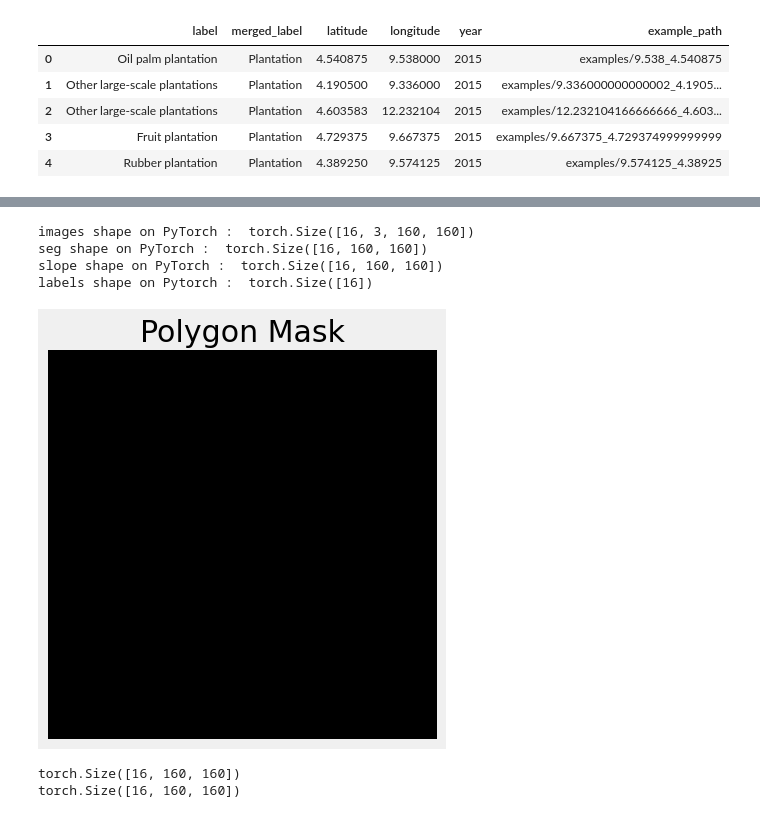
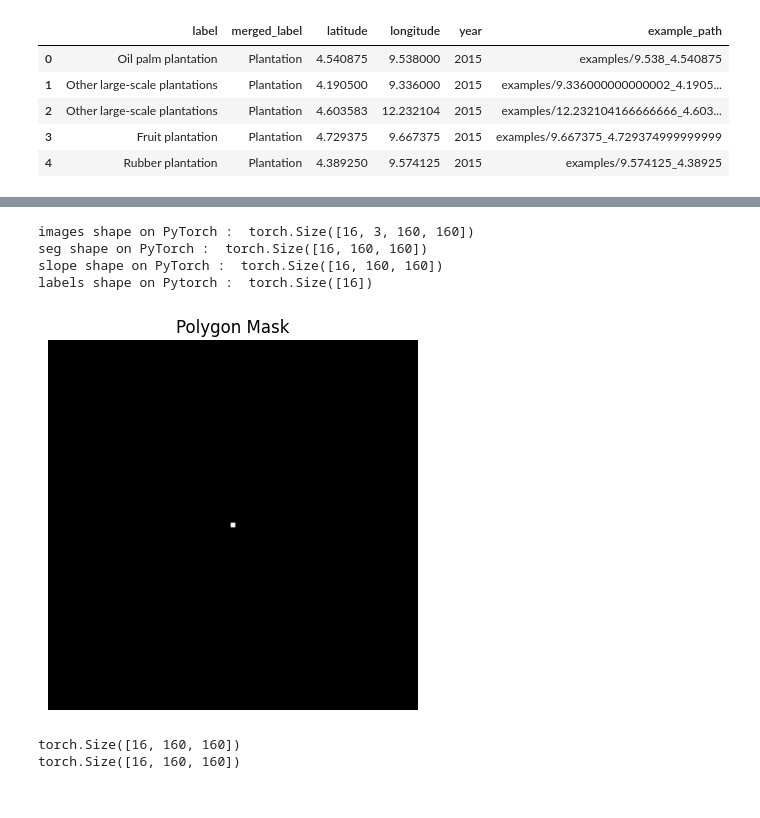
Before and after one commit to JamesBrockUoB/ForestChat, a Jupyter notebook: Training - UNet.ipynb, the cells around one changed output, grey strips where cells are left out. Drawn from its saved outputs; the diff is of its cells as text; code cells hidden in the pictures.

```diff
--- a/Training - UNet.ipynb
+++ b/Training - UNet.ipynb
@@ -174,7 +132,4 @@ plot_class_distribution(train_df, val_df, test_df)
 # %%
-from pyproj import Transformer
-from rasterio.transform import from_origin
-
 def load_first_png_image(folder_path):
         png_files = glob.glob(os.path.join(folder_path, '*.png'))
 
@@ -227,43 +182,35 @@ class ForestDataset(Dataset):
         year = self.csv.iloc[idx, 4]
         folder = self.csv.iloc[idx, 5]
 
-        ## Load the image and auxiliary
         image = load_first_png_image(f'{self.root_dir}/{self.sub_dir}/{folder}/images/visible')
         slope = np.load(f'{self.root_dir}/{self.sub_dir}/{folder}/auxiliary/slope.npy')
 
-        ## Get the segmentation map
         with open(f'{self.root_dir}/{self.sub_dir}/{folder}/forest_loss_region.pkl', 'rb') as f:
             data = pickle.load(f)
 
-        nx, ny = 332, 332
-        xy_array = np.empty((0,2))
+        utm_zone = int((long + 180) / 6) + 1
+        hemisphere = '6' if lat >= 0 else '7'  # 326 for north, 327 for south
+        epsg_code = int(f"32{hemisphere}{utm_zone:02d}")
+        project = Transformer.from_crs("epsg:4326", f"epsg:{epsg_code}", always_xy=True).transform
+
         if data.geom_type == 'Polygon':
             data = [data]
-        elif data.geom_type == 'Multipolygon':
+        elif data.geom_type == 'MultiPolygon':
             data = list(data)
 
-        poly_shp = []
-        for poly_verts in data:
-            poly_shp.append(self.poly_from_utm(poly_verts))
+        projected_polys = [shapely_transform(project, poly) for poly in data]
 
-        # Convert (lat, lon) to UTM using pyproj
-        transformer = Transformer.from_crs("EPSG:4326", "EPSG:32633", always_xy=True)  # You may need to dynamically set EPSG
-        utm_x, utm_y = transformer.transform(long, lat)
+        utm_x, utm_y = project(long, lat)
 
-        # Compute top-left corner (image is centered at utm_x, utm_y)
-        pixel_size = 15  # Landsat resolution in meters
-        half_size = (332 // 2) * pixel_size
-        x_min = utm_x - half_size
-        y_max = utm_y + half_size
-
-        transform = from_origin(x_min, y_max, pixel_size, pixel_size)
+        half = (332 * PIXEL_RESOLUTION) / 2
+        transform = from_origin(utm_x - half, utm_y + half, PIXEL_RESOLUTION, PIXEL_RESOLUTION)
 
         mask = rasterize(
-            shapes=[(poly, 1) for poly in poly_shp],
-            out_shape=(nx, ny),
+            [(poly, 1) for poly in projected_polys],
+            out_shape=(332, 332),
             transform=transform,
             fill=0,
-            dtype=np.uint8
+            dtype='uint8'
         )
 
         seg = np.array(mask)
@@ -324,22 +271,22 @@ dataloaders_re = {'train': trainloader_re, 'val':valloader_re}
 # %%
 dataiter = iter(trainloader)
 images, seg, slope, labels = next(dataiter)
 
 print('images shape on PyTorch : ', images.size())
 print('seg shape on PyTorch : ', seg.size())
 print('slope shape on PyTorch : ', slope.size())
 print('labels shape on Pytorch : ', labels.size())
 
-plt.imshow(seg[10].numpy(), cmap='gray')
+plt.imshow(seg[0].numpy(), cmap='gray')
 plt.title("Polygon Mask")
 plt.axis('off')
 plt.show()
 # %% [output]
 images shape on PyTorch :  torch.Size([16, 3, 160, 160])
 seg shape on PyTorch :  torch.Size([16, 160, 160])
 slope shape on PyTorch :  torch.Size([16, 160, 160])
 labels shape on Pytorch :  torch.Size([16])
-[figure, old version]
+[figure, new version]
 # %%
 sample = next(iter(trainloader_re))[1]
 print(sample.shape)
```
Also changed, not shown: parts of 18 cells of this notebook, 7 other files.
